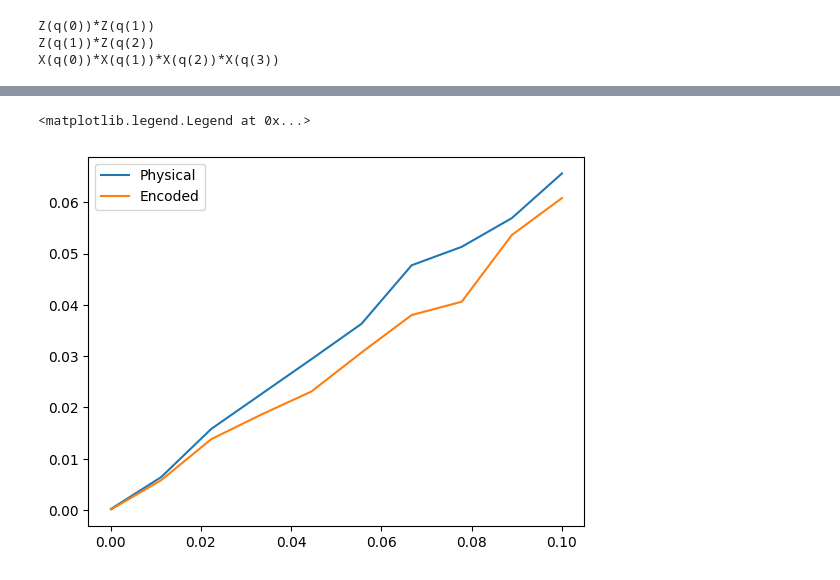
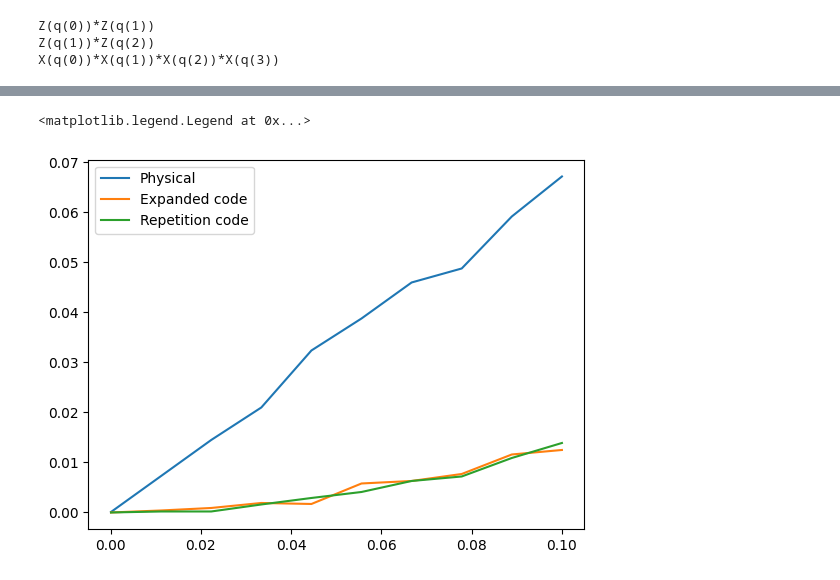
Before and after one commit to bdalfavero/encoded, a Jupyter notebook: experiments/expanded_repetition/threshold.ipynb, the cells around one changed output, grey strips where cells are left out. Drawn from its saved outputs; the diff is of its cells as text; code cells hidden in the pictures.

Commit message:
Added traditional repetition code.

```diff
--- a/experiments/expanded_repetition/threshold.ipynb
+++ b/experiments/expanded_repetition/threshold.ipynb
@@ -152,7 +153,7 @@ print(count_logical_errors(circuit, num_shots))
 # %%
 lers = np.zeros(error_rates.shape)
 for i, error_rate in enumerate(error_rates):
-    circuit = expanded_repetition_circuit_memory_z(error_rate, 0.75)
+    circuit = expanded_repetition_circuit_memory_z(error_rate, 1e-2)
     num_errs = count_logical_errors(circuit, num_shots)
     print(f"Got {num_errs} logical errors.")
     lers[i] = float(num_errs) / num_shots
@@ -169,0 +173,33 @@ Got 608 logical errors.
+# %%
+def repetition_circuit_memory_z(p_depol: float):
+    generator_ckt = stim.Circuit()
+    repetition_generators = [
+        stim.PauliString("ZZI"), stim.PauliString("IZZ")
+    ]
+    for generator in repetition_generators:
+        generator_ckt.append("MPP", generator)
+
+    noise_ckt = stim.Circuit()
+    noise_ckt.append("DEPOLARIZE1", [0, 1, 2], arg=p_depol)
+
+    circuit = stim.Circuit()
+    # Prepare the logical |0> state.
+    encoding_cirq, _ = encoding_repetition('0', 3)
+    circuit += cirq_circuit_to_stim_circuit(encoding_cirq)
+    # Do transversal initialization.
+    circuit += generator_ckt
+    for i in range(2):
+        circuit.append_from_stim_program_text(f"DETECTOR rec[{-i - 1}]")
+    circuit.append("TICK")
+    # Subject the qubits to noise, then do a round of syndrome measurement.
+    circuit += noise_ckt
+    circuit += generator_ckt
+    for i in range(2):
+        circuit.append_from_stim_program_text(f"DETECTOR rec[{-i - 1}] rec[{-i - 1 - 2}]")
+    # Measure logical Z as the observable for the experiment.
+    circuit.append("M", 0)
+    circuit.append_from_stim_program_text("OBSERVABLE_INCLUDE(0) rec[-1]")
+    return circuit
+# %%
+circuit = repetition_circuit_memory_z(0.1)
+print(circuit)
@@ -169,0 +219,7 @@ Got 608 logical errors.
+# %%
+lers_repetition = np.zeros(error_rates.shape)
+for i, error_rate in enumerate(error_rates):
+    circuit = repetition_circuit_memory_z(error_rate)
+    num_errs = count_logical_errors(circuit, num_shots)
+    print(f"Got {num_errs} logical errors.")
+    lers_repetition[i] = float(num_errs) / num_shots
@@ -170,8 +237,9 @@ Got 608 logical errors.
 # %%
 fig, ax = plt.subplots()
 ax.plot(error_rates, physical_err_rates, label="Physical")
-ax.plot(error_rates, lers, label="Encoded")
+ax.plot(error_rates, lers, label="Expanded code")
+ax.plot(error_rates, lers_repetition, label="Repetition code")
 ax.legend()
 # %% [output]
 <matplotlib.legend.Legend at 0x...>
-[figure, old version]
+[figure, new version]
```
Also changed, not shown: parts of 8 cells of this notebook.
